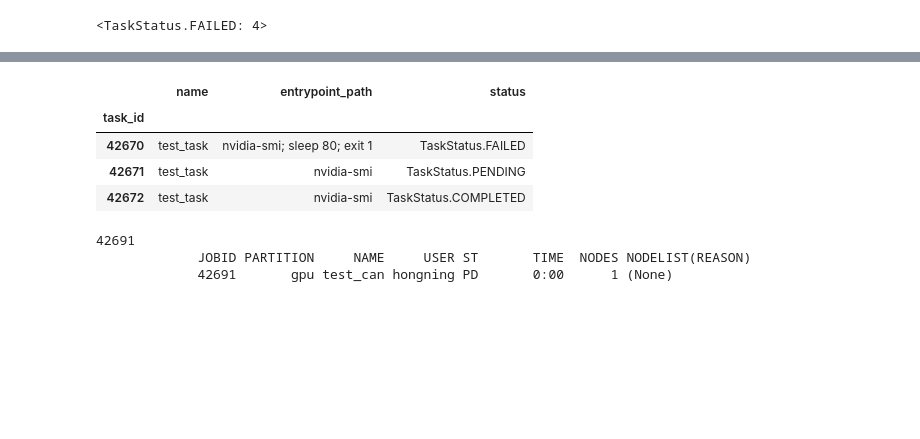
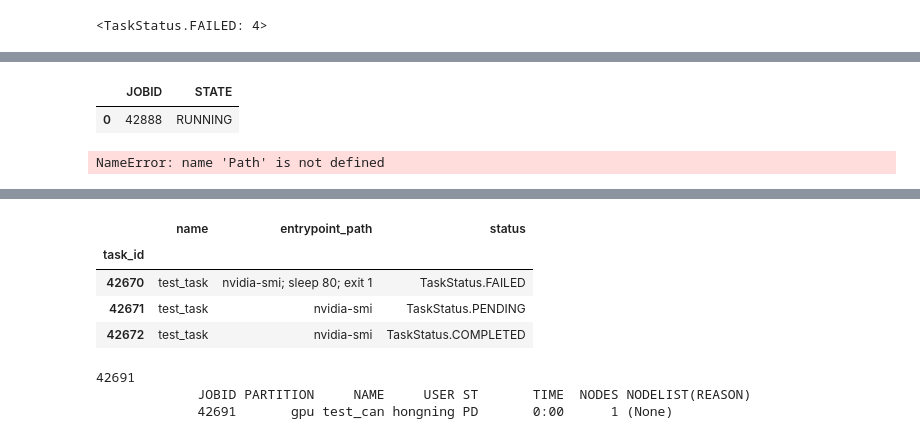
Before and after one commit to GCS-ZHN/task, a Jupyter notebook: dev.ipynb, the cells around one changed output, grey strips where cells are left out. Saved outputs shown, nothing was run; the diff lists cells and outputs as text; code cells hidden in the pictures; blank space fills up the shorter version.

```diff
--- a/dev.ipynb
+++ b/dev.ipynb
@@ -259,0 +317,2 @@ jobid=slurm_task_manager.submit(
+# %%
+process = slurm_task_manager._subprocess_run('squeue -O JobID,State'.split())
@@ -259,0 +321,14 @@ jobid=slurm_task_manager.submit(
+# %%
+from io import StringIO
+import pandas as pd
+
+df = pd.read_csv(StringIO(process.stdout.decode()), sep=r'\s+')
+# %%
+df
+# %% [output]
+|  | JOBID | STATE |
+| 0 | 42888 | RUNNING |
+# %%
+file = Path('goofys')
+# %% [output]
+NameError: name 'Path' is not defined
```
Also changed, not shown: parts of 16 cells of this notebook, 2 other files.
